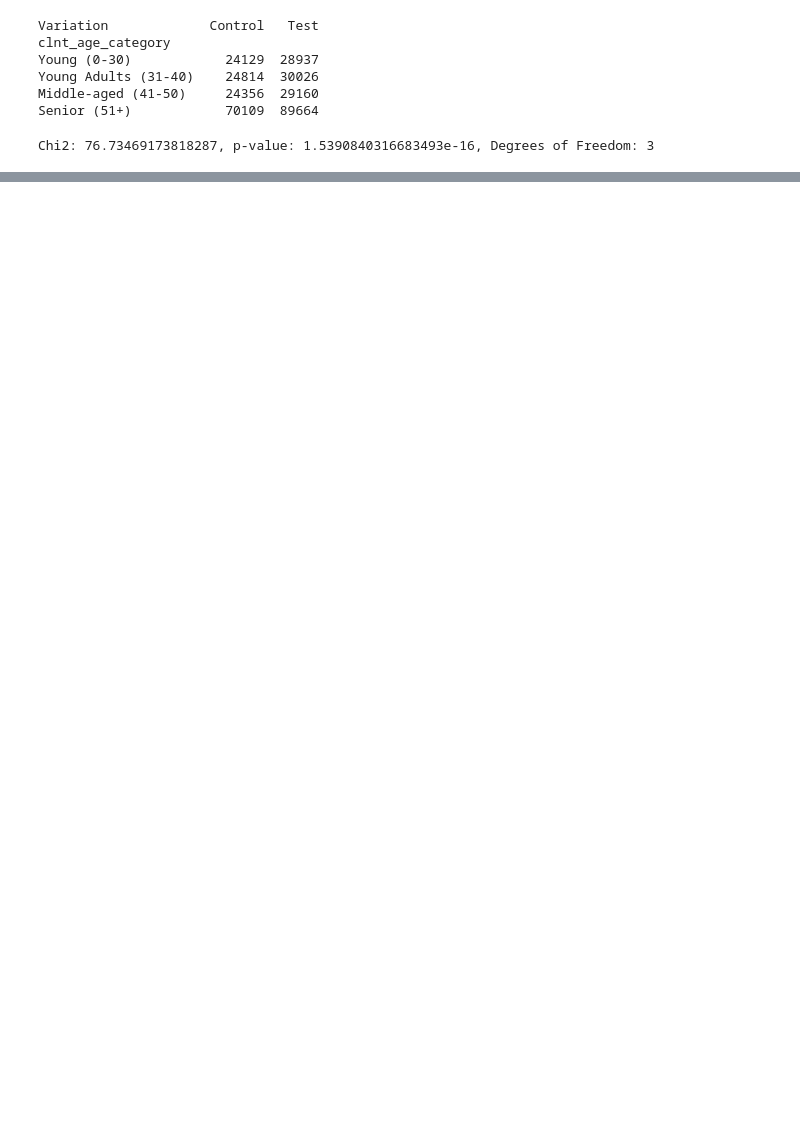
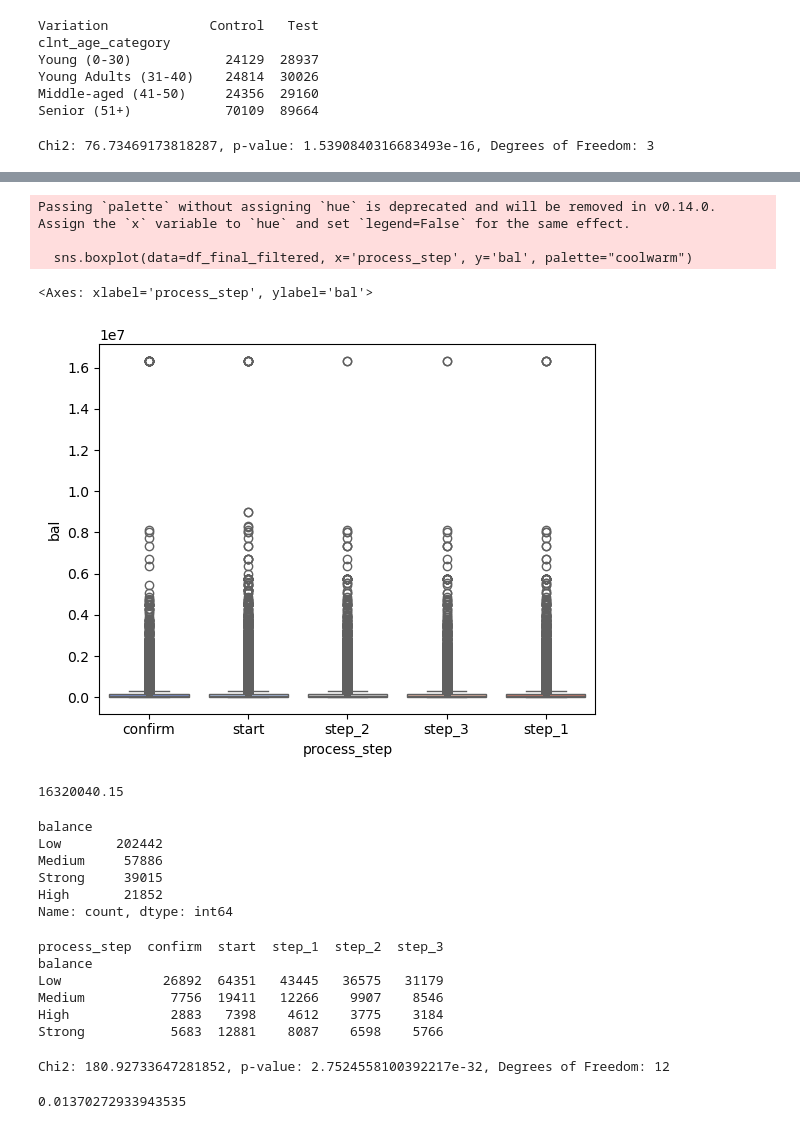
Before and after one commit to beatranche/Project-2, a Jupyter notebook: main.ipynb, the cells around one changed output, grey strips where cells are left out. Drawn from its saved outputs; the diff is of its cells as text; code cells hidden in the pictures; blank space fills up the shorter version.

```diff
--- a/main.ipynb
+++ b/main.ipynb
@@ -456,0 +487,50 @@ association
+# %%
+# Plotting a box plot to visualize the spread and outliers of 'SalePrice' for each 'MSZoning' category, using the "coolwarm" color palette
+sns.boxplot(data=df_final_filtered, x='process_step', y='bal', palette="coolwarm")
+# %% [output]
+Passing `palette` without assigning `hue` is deprecated and will be removed in v0.14.0. Assign the `x` variable to `hue` and set `legend=False` for the same effect.
+
+  sns.boxplot(data=df_final_filtered, x='process_step', y='bal', palette="coolwarm")
+<Axes: xlabel='process_step', ylabel='bal'>
+[figure, added]
+# %%
+df_final_filtered['bal'].max()
+# %% [output]
+16320040.15
+# %%
+# Define bins and labels for 4 categories
+bins = [0, 100000, 200000, 300000, df_final_filtered['bal'].max()]  # Add another bin for 30-40 age group
+labels = ['Low', 'Medium', 'High', 'Strong']
+
+# Discretize 'clnt_age' into 4 categories
+df_final_filtered['balance'] = pd.cut(df_final_filtered['bal'], bins=bins, labels=labels, include_lowest=True)
+
+# Display value counts to check the distribution of clients across age categories
+df_final_filtered['balance'].value_counts()
+# %% [output]
+balance
+Low       202442
+Medium     57886
+Strong     39015
+High       21852
+Name: count, dtype: int64
+# %%
+crosstab_bal_steps = pd.crosstab(df_final_filtered['balance'], df_final_filtered['process_step'])
+print(crosstab_bal_steps)
+# %% [output]
+process_step  confirm  start  step_1  step_2  step_3
+balance
+Low             26892  64351   43445   36575   31179
+Medium           7756  19411   12266    9907    8546
+High             2883   7398    4612    3775    3184
+Strong           5683  12881    8087    6598    5766
+# %%
+chi2, p, dof, expected = chi2_contingency(crosstab_bal_steps)
+
+print(f'Chi2: {chi2}, p-value: {p}, Degrees of Freedom: {dof}')
+# %% [output]
+Chi2: 180.92733647281852, p-value: 2.7524558100392217e-32, Degrees of Freedom: 12
+# %%
+association(crosstab_bal_steps, method="cramer")
+# %% [output]
+0.01370272933943535
```
Also changed, not shown: parts of 41 cells of this notebook.
